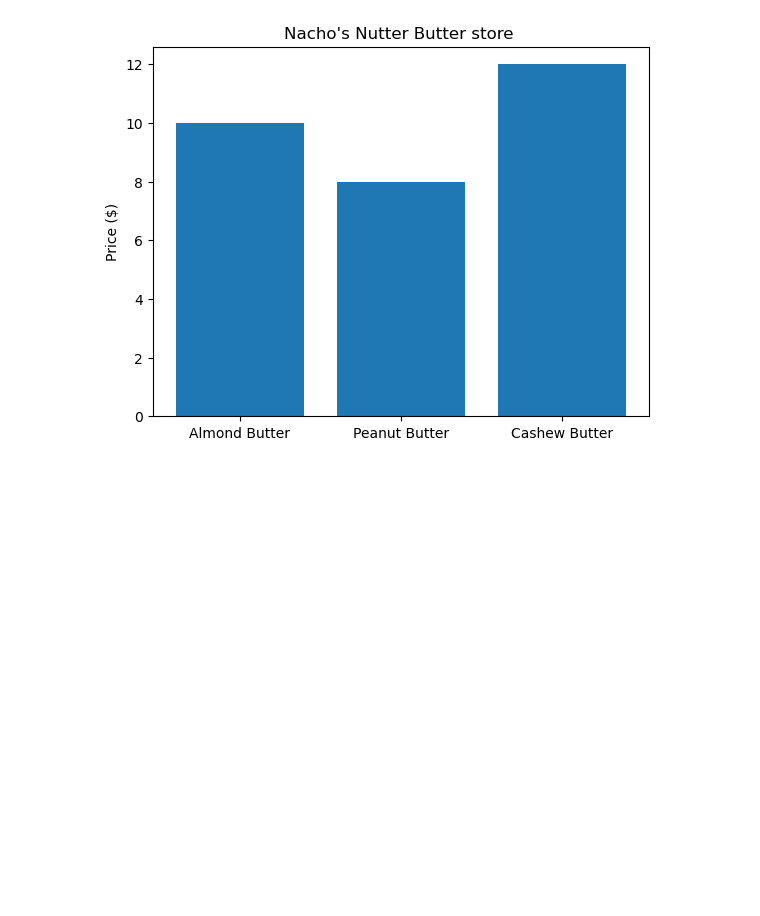
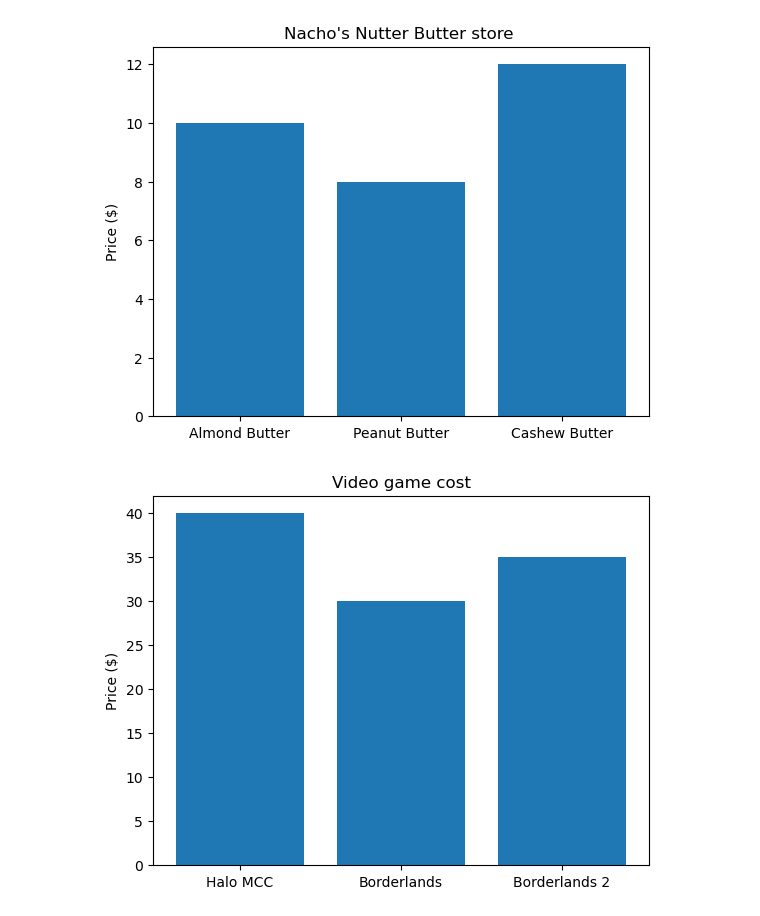
Before and after one commit to nacho481/capstone_project, a Jupyter notebook: sample_project1/Matplotlib/Matplotlib.ipynb, the cells around one changed output. Cells and saved outputs as stored; diff of their text form; code cells hidden in the pictures; blank space fills up the shorter version.

```diff
--- a/sample_project1/Matplotlib/Matplotlib.ipynb
+++ b/sample_project1/Matplotlib/Matplotlib.ipynb
@@ -181,3 +181,18 @@ plt.show()
 plt.close('fig')
 # %% [output]
 [figure]
+# %%
+# Make a 2nd plot from a dictionary
+plt.close('all')
+video_game_cost = {'Halo MCC': 40,
+                   'Borderlands': 30,
+                   'Borderlands 2': 35}
+
+fig, ax = plt.subplots()
+ax.bar(video_game_cost.keys(), height=video_game_cost.values())
+ax.set(title='Video game cost',
+      ylabel='Price ($)')
+plt.show()
+plt.close('fig')
+# %% [output]
+[figure, added]
```
Also changed, not shown: parts of 2 cells of this notebook.
